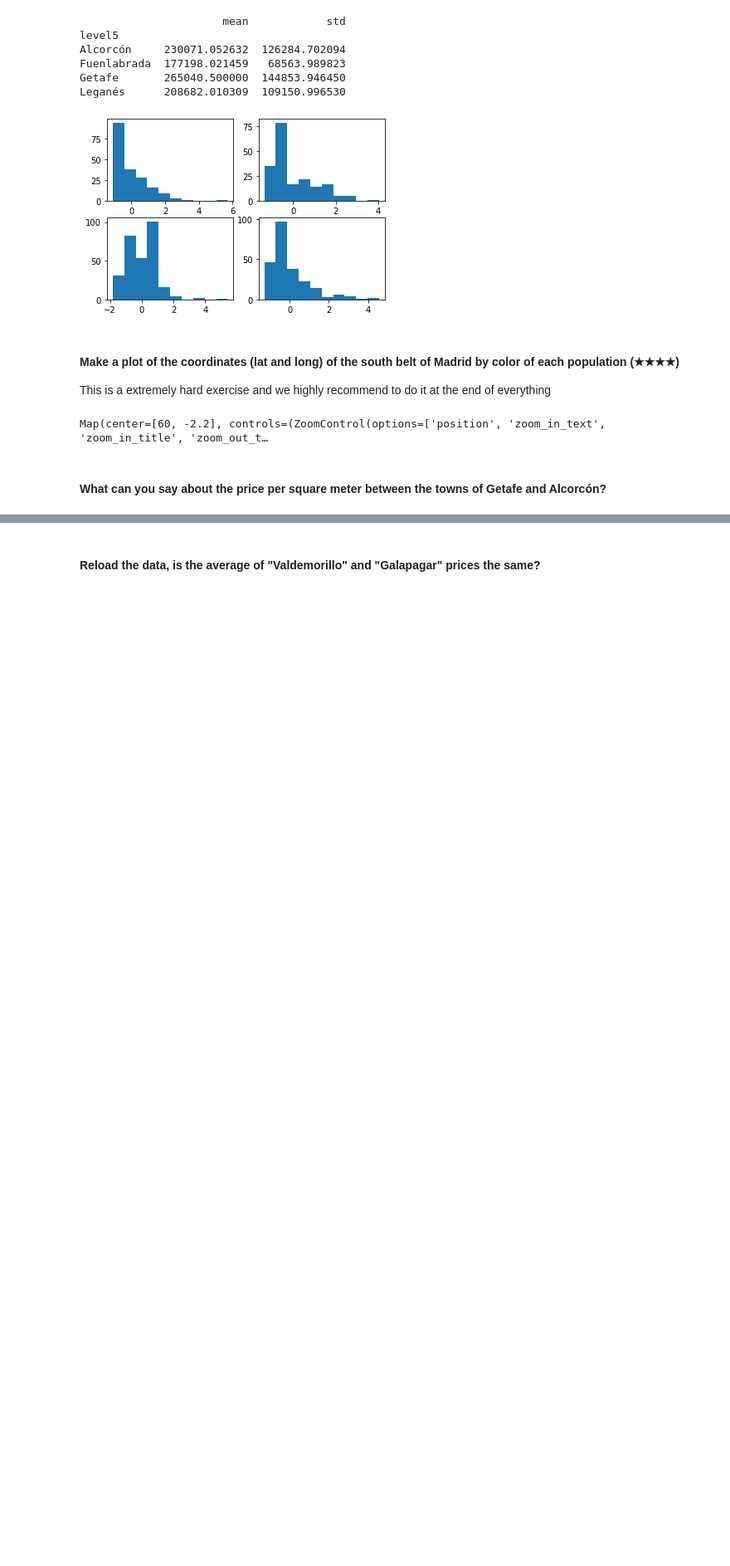
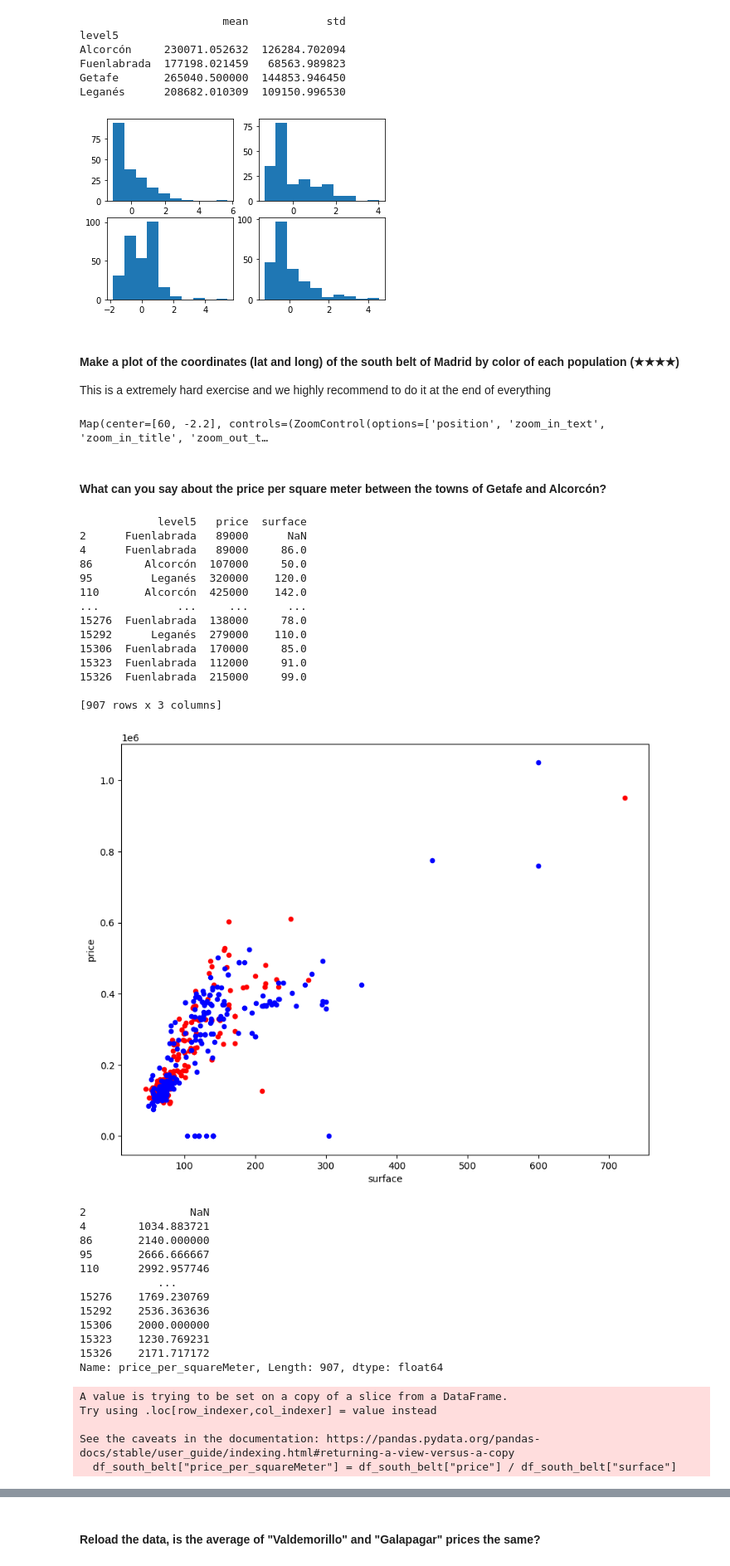
Before and after one commit to Alquem/ml_pre_work, a Jupyter notebook: 06-final_project/project.ipynb, the cells around one changed output, grey strips where cells are left out. Shown at 83% size. Drawn from its saved outputs; the diff is of its cells as text; code cells hidden in the pictures; blank space fills up the shorter version.

```diff
--- a/06-final_project/project.ipynb
+++ b/06-final_project/project.ipynb
@@ -216,3 +216,55 @@ Map(center=[60, -2.2], controls=(ZoomControl(options=['position', 'zoom_in_text'
 ## PUT HERE YOUR CODE:
 # %% [markdown]
 #### What can you say about the price per square meter between the towns of Getafe and Alcorcón?
+# %%
+print(df_south_belt[["level5","price","surface"]])
+axes = plt.gca()
+df_south_belt[(df_south_belt["level5"]=="Alcorcón")].plot(x="surface",y="price",kind="scatter", ax=axes, c="red")
+df_south_belt[(df_south_belt["level5"]=="Getafe")].plot(x="surface",y="price",kind="scatter", ax=axes, c="blue")
+#plt.rcParams.update({'figure.figsize':(10,8), 'figure.dpi':100})
+#plt.scatter(x="surface",y="price",data=df_south_belt[(df_south_belt["level5"]=="Alcorcón")], label="Alcorcón")
+#plt.scatter(x="surface",y="price",data=df_south_belt[(df_south_belt["level5"]=="Getafe")], label="Getafe")
+#plt.legend()
+
+plt.show()
+
+df_south_belt["price_per_squareMeter"] = df_south_belt["price"] / df_south_belt["surface"]
+print(df_south_belt["price_per_squareMeter"])
+axes = plt.gca()
+df_south_belt["price_per_squareMeter"][(df_south_belt["level5"]=="Alcorcón")].hist()
+df_south_belt["price_per_squareMeter"][(df_south_belt["level5"]=="Getafe")].hist(alpha=0.5)
+#df_south_belt[(df_south_belt["level5"]=="Alcorcón")].plot(x="price_per_squareMeter",y="level5",kind="line")
+plt.show()
+# %% [output]
+            level5   price  surface
+2      Fuenlabrada   89000      NaN
+4      Fuenlabrada   89000     86.0
+86        Alcorcón  107000     50.0
+95         Leganés  320000    120.0
+110       Alcorcón  425000    142.0
+...            ...     ...      ...
+15276  Fuenlabrada  138000     78.0
+15292      Leganés  279000    110.0
+15306  Fuenlabrada  170000     85.0
+15323  Fuenlabrada  112000     91.0
+15326  Fuenlabrada  215000     99.0
+
+[907 rows x 3 columns]
+[figure, added]
+2                NaN
+4        1034.883721
+86       2140.000000
+95       2666.666667
+110      2992.957746
+            ...
+15276    1769.230769
+15292    2536.363636
+15306    2000.000000
+15323    1230.769231
+15326    2171.717172
+Name: price_per_squareMeter, Length: 907, dtype: float64
+A value is trying to be set on a copy of a slice from a DataFrame.
+Try using .loc[row_indexer,col_indexer] = value instead
+
+See the caveats in the documentation: https://pandas.pydata.org/pandas-docs/stable/user_guide/indexing.html#returning-a-view-versus-a-copy
+  df_south_belt["price_per_squareMeter"] = df_south_belt["price"] / df_south_belt["surface"]
```
Also changed, not shown: parts of 5 cells of this notebook.
